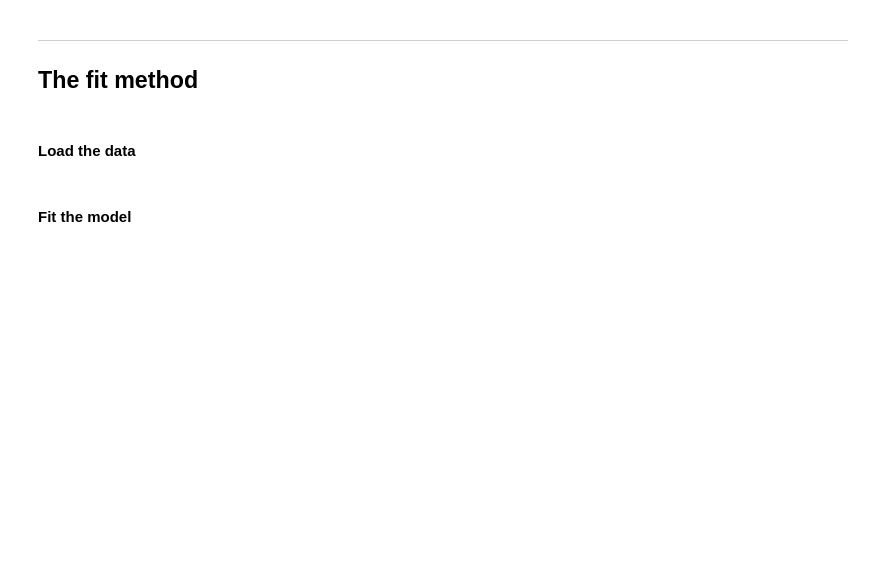
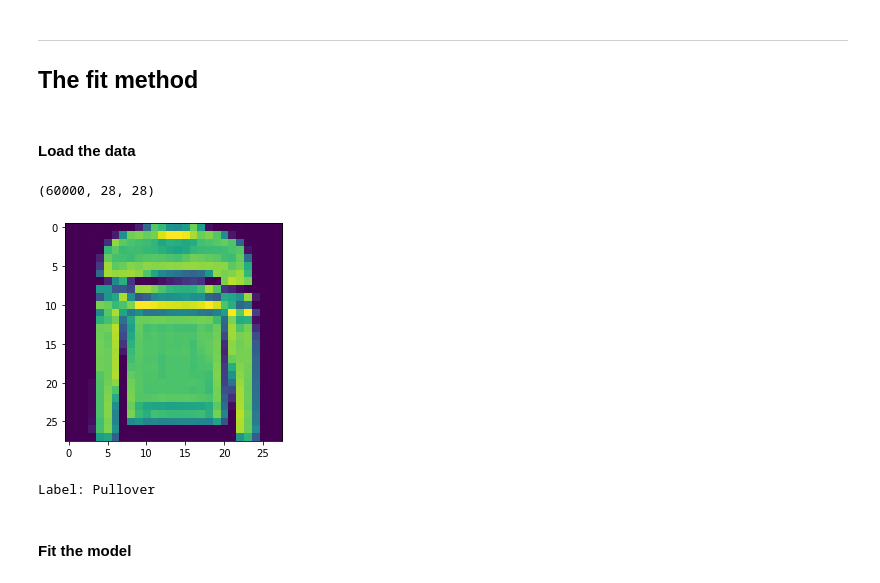
Before and after one commit to Norne9/LearnDL, a Jupyter notebook: Course2/notebooks/Coding_Tutorial2.ipynb, the cells around one changed output. Drawn from its saved outputs; the diff is of its cells as text; code cells hidden in the pictures; blank space fills up the shorter version.

```diff
--- a/Course2/notebooks/Coding_Tutorial2.ipynb
+++ b/Course2/notebooks/Coding_Tutorial2.ipynb
@@ -120,6 +132,10 @@ fashion_mnist_data = tf.keras.datasets.fashion_mnist
 (train_images, train_labels), (test_images, test_labels) = fashion_mnist_data.load_data()
 # %%
 # Print the shape of the training data
+
+train_images.shape
+# %% [output]
+(60000, 28, 28)
 # %%
 # Define the labels
 
@@ -137,3 +153,6 @@ labels = [
 ]
 # %%
 # Rescale the image values so that they lie in between 0 and 1.
+
+train_images = train_images / 255.0
+test_images = test_images / 255.0
@@ -142,2 +159,12 @@ labels = [
+# %%
+# Display one of the images
+idx = 5
+image = train_images[idx, :, :]
+plt.imshow(image)
+plt.show()
+print(f"Label: {labels[train_labels[idx]]}")
+# %% [output]
+[figure, added]
+Label: Pullover
 # %% [markdown]
 #### Fit the model
```
Also changed, not shown: parts of 14 cells of this notebook.
